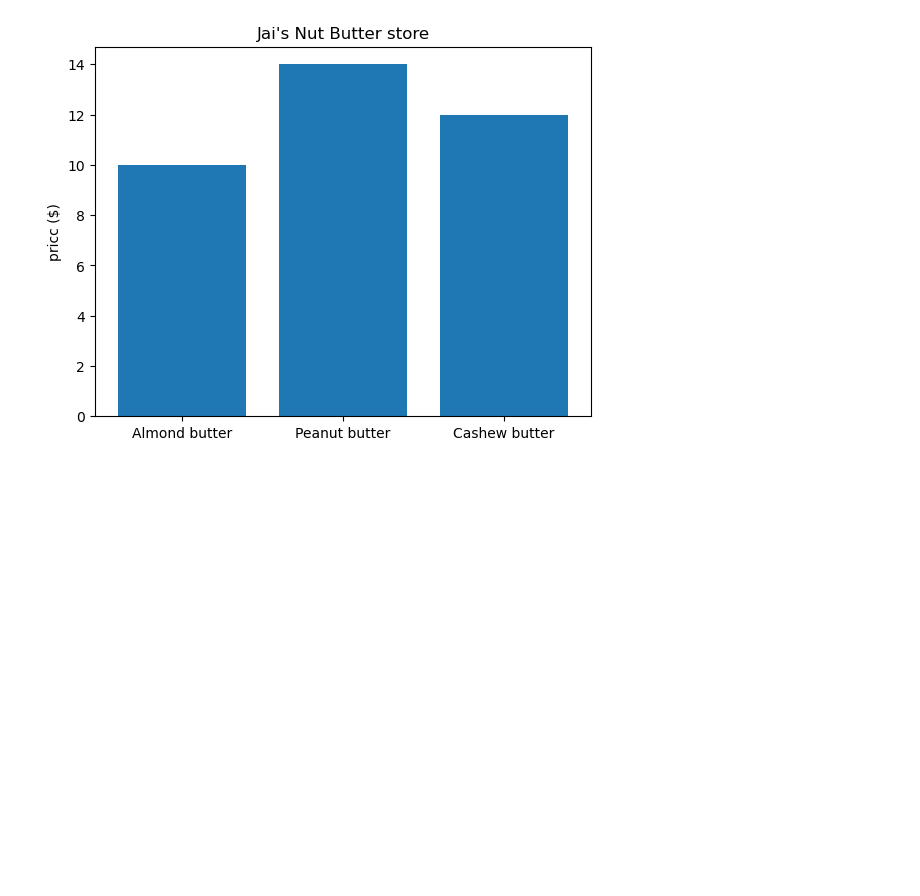
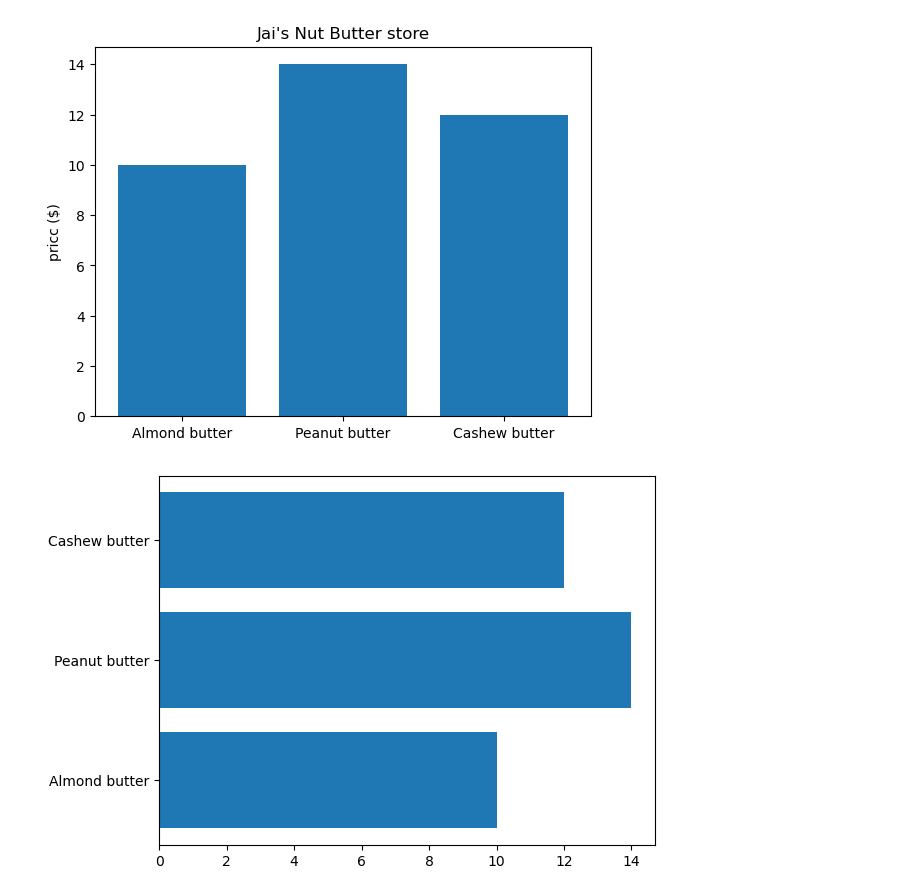
Before and after one commit to JaikumarPaswan/ML-Learning, a Jupyter notebook: introduction-to-matplotlib.ipynb, the cells around one changed output. Saved outputs shown, nothing was run; the diff lists cells and outputs as text; code cells hidden in the pictures; blank space fills up the shorter version.

```diff
--- a/introduction-to-matplotlib.ipynb
+++ b/introduction-to-matplotlib.ipynb
@@ -113,3 +113,8 @@ ax.set(title="Jai's Nut Butter store",
        ylabel="pricc ($)");
 # %% [output]
 [figure]
+# %%
+fig, ax=plt.subplots()
+ax.barh(list(nut_butter_prices.keys()), list(nut_butter_prices.values())); #for horizontal bar use barh and make x and y a list
+# %% [output]
+[figure, added]
```
Also changed, not shown: parts of 31 cells of this notebook, 4 other files.
